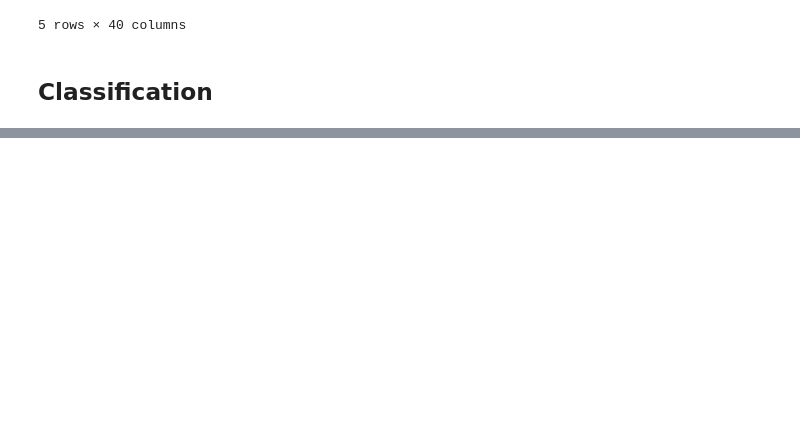
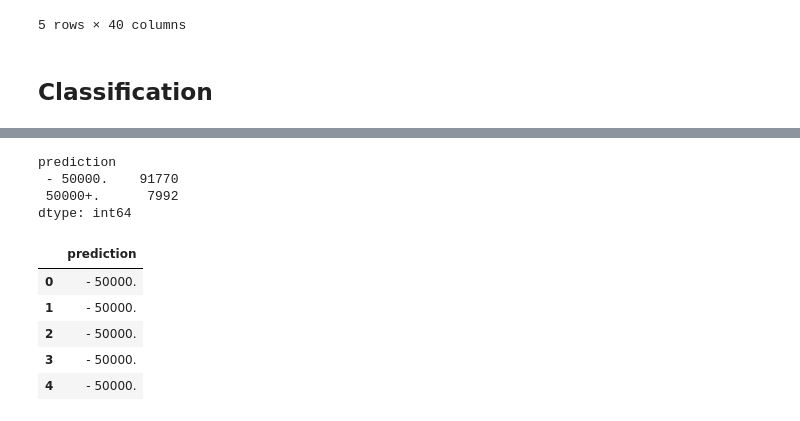
Before and after one commit to emnajaoua/us_census_challenge, a Jupyter notebook: classification_notebook.ipynb, the cells around one changed output, grey strips where cells are left out. Cells and saved outputs as stored; diff of their text form; code cells hidden in the pictures; blank space fills up the shorter version.

```diff
--- a/classification_notebook.ipynb
+++ b/classification_notebook.ipynb
@@ -222,0 +253,11 @@ precision_recall_fscore_support(y_test, y_pred, average='macro')
+# %%
+# Apply Decision Tree  Classifier
+clf_3 = classifiers[3].fit(X_train_transformed, y_train)
+print('The training Model characteritics are ', clf_3)
+# Get Prediction from the trained Model
+y_pred = clf_3.predict(X_valid_transformed)
+# Accuracy of this Model
+print('accuracy of this model is', accuracy_score(y_valid, y_pred))
+#Precision and Recall of this Model
+prec_rec_result = precision_recall_fscore_support(y_valid, y_pred, average='macro')
+print('precision :', prec_rec_result[0], 'recall :' ,prec_rec_result[1])
@@ -222,0 +273,11 @@ precision_recall_fscore_support(y_test, y_pred, average='macro')
+# %%
+# Apply Random Forest  Classifier
+clf_4 = classifiers[4].fit(X_train_transformed, y_train)
+print('The training Model characteritics are ', clf_4)
+# Get Prediction from the trained Model
+y_pred = clf_4.predict(X_valid_transformed)
+# Accuracy of this Model
+print('accuracy of this model is', accuracy_score(y_valid, y_pred))
+#Precision and Recall of this Model
+prec_rec_result = precision_recall_fscore_support(y_valid, y_pred, average='macro')
+print('precision :', prec_rec_result[0], 'recall :' ,prec_rec_result[1])
@@ -222,0 +320,16 @@ precision_recall_fscore_support(y_test, y_pred, average='macro')
+# %%
+# Load the whole training data (not just 70 %)
+scaler = preprocessing.StandardScaler().fit(X_train_encoded)
+X_train_transformed = scaler.transform(X_train_encoded)
+# Load testing data
+X_test_transformed = scaler.transform(X_test_encoded)
+# train the chosen model on the whole training data
+clf_3 = classifiers[3].fit(X_train_transformed, y_train_encoded)
+print('The training Model characteritics is ', clf_3)
+# Get Prediction from the chosen trained Model
+y_pred = clf_3.predict(X_test_encoded)
+# Calculate Accuracy again of this Model
+print('accuracy of this model is', accuracy_score(y_test, y_pred))
+# Calculate Precision and Recall again of this Model
+prec_rec_result = precision_recall_fscore_support(y_test, y_pred, average='macro')
+print('precision :', prec_rec_result[0], 'recall :' ,prec_rec_result[1])
@@ -222,0 +345,20 @@ precision_recall_fscore_support(y_test, y_pred, average='macro')
+# %%
+# Visualize Prediction Output Data
+y_pred_df = pd.DataFrame(y_pred, columns=['prediction'])
+# %%
+#Count how many samples will earn more or less than 50.000
+y_pred_df.groupby('prediction').size()
+# %% [output]
+prediction
+ - 50000.    91770
+ 50000+.      7992
+dtype: int64
+# %%
+y_pred_df.head()
+# %% [output]
+|  | prediction |
+| 0 | - 50000. |
+| 1 | - 50000. |
+| 2 | - 50000. |
+| 3 | - 50000. |
+| 4 | - 50000. |
```
Also changed, not shown: parts of 26 cells of this notebook.
